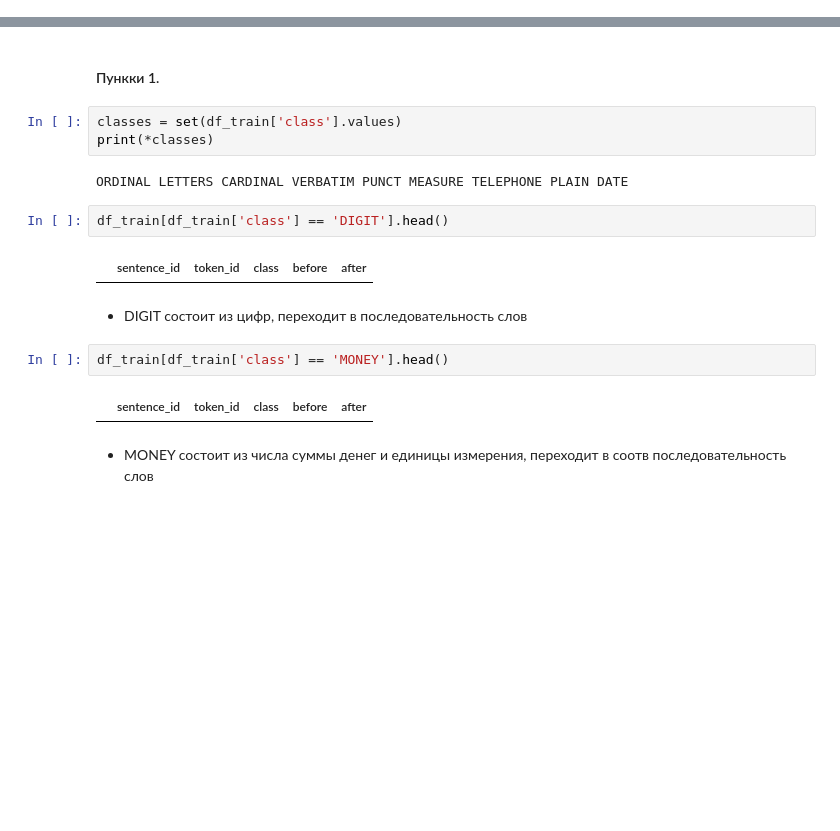
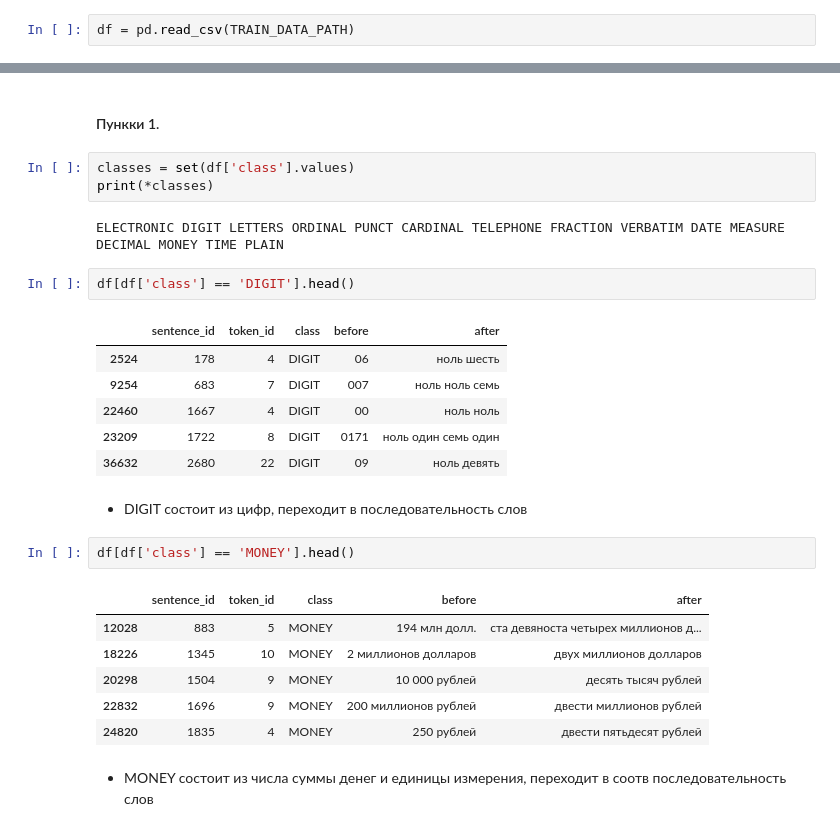
Before and after one commit to Mikhail-off/NLP-2019, a Jupyter notebook: HW4/hw4.ipynb, the cells around one changed output, grey strips where cells are left out. Drawn from its saved outputs; the diff is of its cells as text; blank space fills up the shorter version.

```diff
--- a/HW4/hw4.ipynb
+++ b/HW4/hw4.ipynb
@@ -46 +45,3 @@ df_train = df_train[:min(MAX_DF, df_train.shape[0])]
+# %%
+df = pd.read_csv(TRAIN_DATA_PATH)
 # %%
@@ -66,20 +67,30 @@ df_train[:10]
 # %% [markdown]
 #### Пункки 1.
 # %%
-classes = set(df_train['class'].values)
+classes = set(df['class'].values)
 print(*classes)
 # %% [output]
-ORDINAL LETTERS CARDINAL VERBATIM PUNCT MEASURE TELEPHONE PLAIN DATE
+ELECTRONIC DIGIT LETTERS ORDINAL PUNCT CARDINAL TELEPHONE FRACTION VERBATIM DATE MEASURE DECIMAL MONEY TIME PLAIN
 # %%
-df_train[df_train['class'] == 'DIGIT'].head()
+df[df['class'] == 'DIGIT'].head()
 # %% [output]
 |  | sentence_id | token_id | class | before | after |
+| 2524 | 178 | 4 | DIGIT | 06 | ноль шесть |
+| 9254 | 683 | 7 | DIGIT | 007 | ноль ноль семь |
+| 22460 | 1667 | 4 | DIGIT | 00 | ноль ноль |
+| 23209 | 1722 | 8 | DIGIT | 0171 | ноль один семь один |
+| 36632 | 2680 | 22 | DIGIT | 09 | ноль девять |
 # %% [markdown]
 * DIGIT состоит из цифр, переходит в последовательность слов
 # %%
-df_train[df_train['class'] == 'MONEY'].head()
+df[df['class'] == 'MONEY'].head()
 # %% [output]
 |  | sentence_id | token_id | class | before | after |
+| 12028 | 883 | 5 | MONEY | 194 млн долл. | ста девяноста четырех миллионов д... |
+| 18226 | 1345 | 10 | MONEY | 2 миллионов долларов | двух миллионов долларов |
+| 20298 | 1504 | 9 | MONEY | 10 000 рублей | десять тысяч рублей |
+| 22832 | 1696 | 9 | MONEY | 200 миллионов рублей | двести миллионов рублей |
+| 24820 | 1835 | 4 | MONEY | 250 рублей | двести пятьдесят рублей |
 # %% [markdown]
 * MONEY состоит из числа суммы денег и единицы измерения, переходит в соотв последовательность слов
 # %%
```
Also changed, not shown: parts of 39 cells of this notebook.
